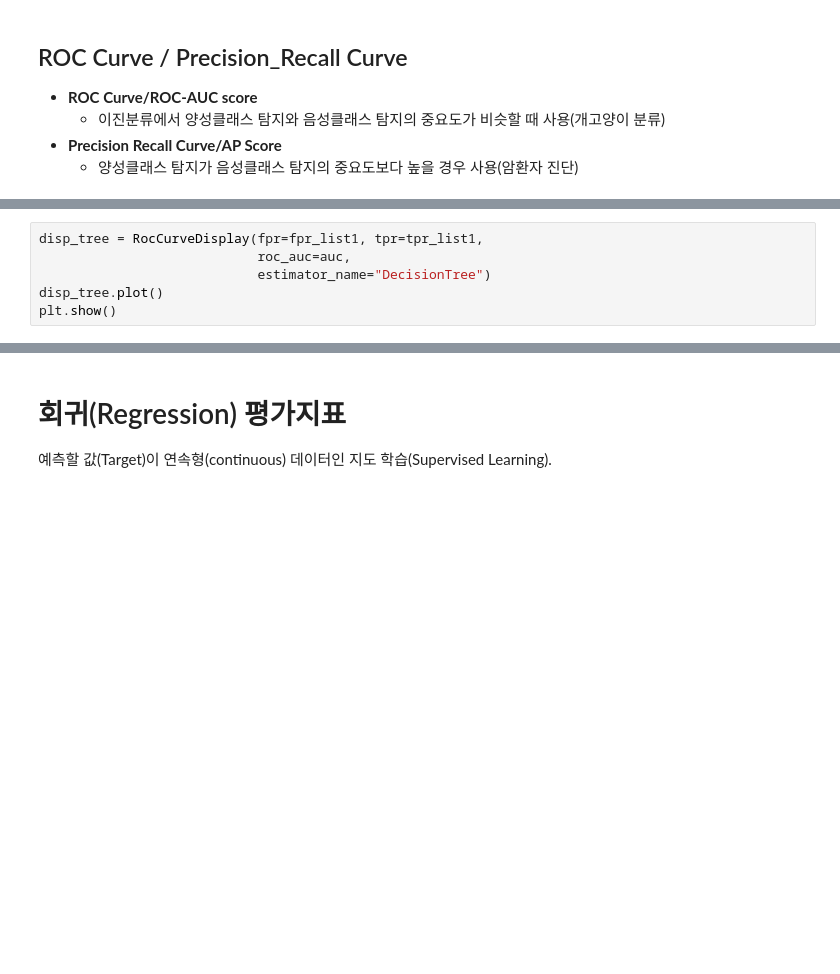
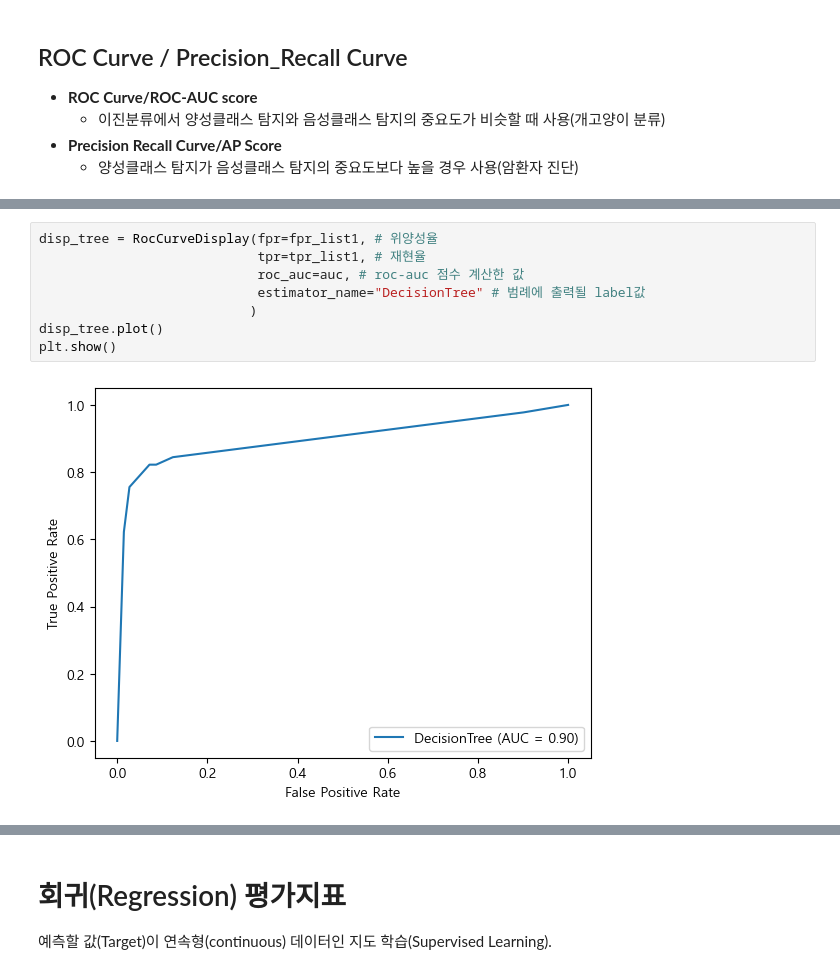
Before and after one commit to aaingyunii/Bootcamp_ML, a Jupyter notebook: 05_평가지표_.ipynb, the cells around one changed output, grey strips where cells are left out. Cells and saved outputs as stored; diff of their text form; blank space fills up the shorter version.

```diff
--- a/05_평가지표_.ipynb
+++ b/05_평가지표_.ipynb
@@ -1036,9 +1049,13 @@ print(auc)
 # %%
-disp_tree = RocCurveDisplay(fpr=fpr_list1, tpr=tpr_list1,
-                            roc_auc=auc,
-                            estimator_name="DecisionTree")
+disp_tree = RocCurveDisplay(fpr=fpr_list1, # 위양성율
+                            tpr=tpr_list1, # 재현율
+                            roc_auc=auc, # roc-auc 점수 계산한 값
+                            estimator_name="DecisionTree" # 범례에 출력될 label값
+                           )
 disp_tree.plot()
 plt.show()
+# %% [output]
+[figure, added]
 # %%
 # decisiontree, random forest 의 roc 커브 시각화
 ax = plt.gca()
```
Also changed, not shown: parts of 10 cells of this notebook.
